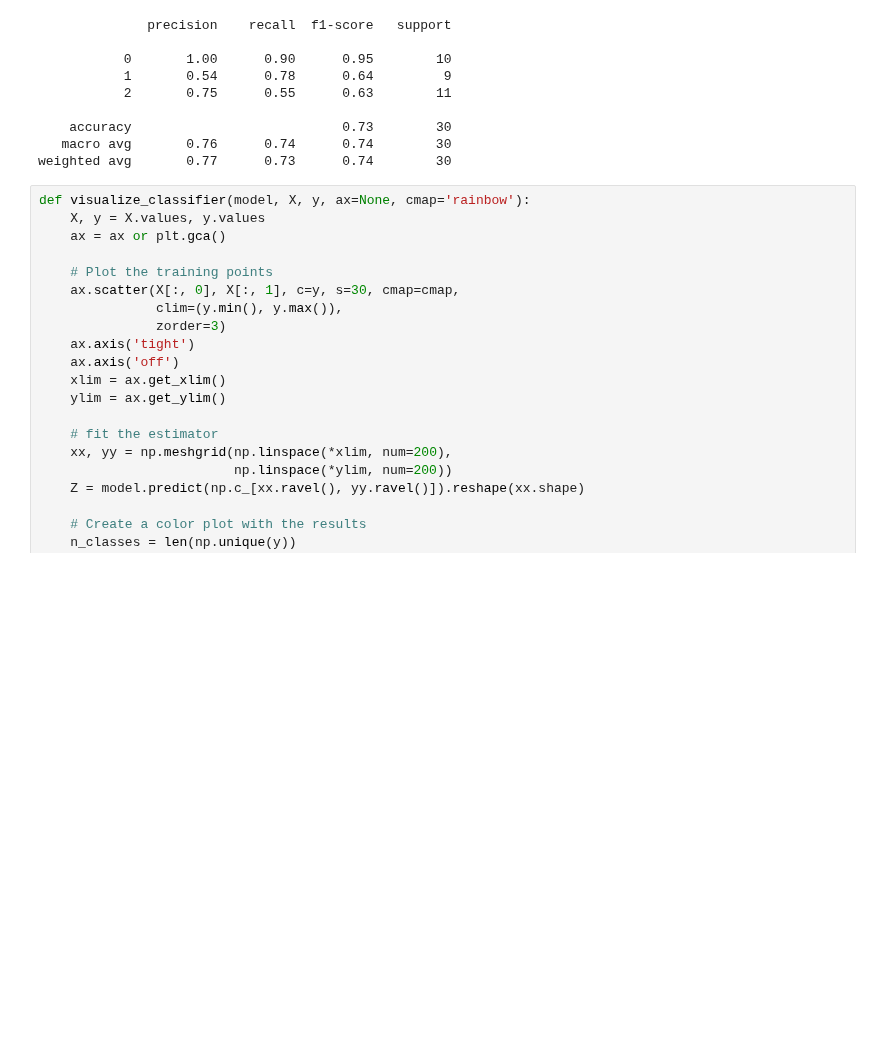
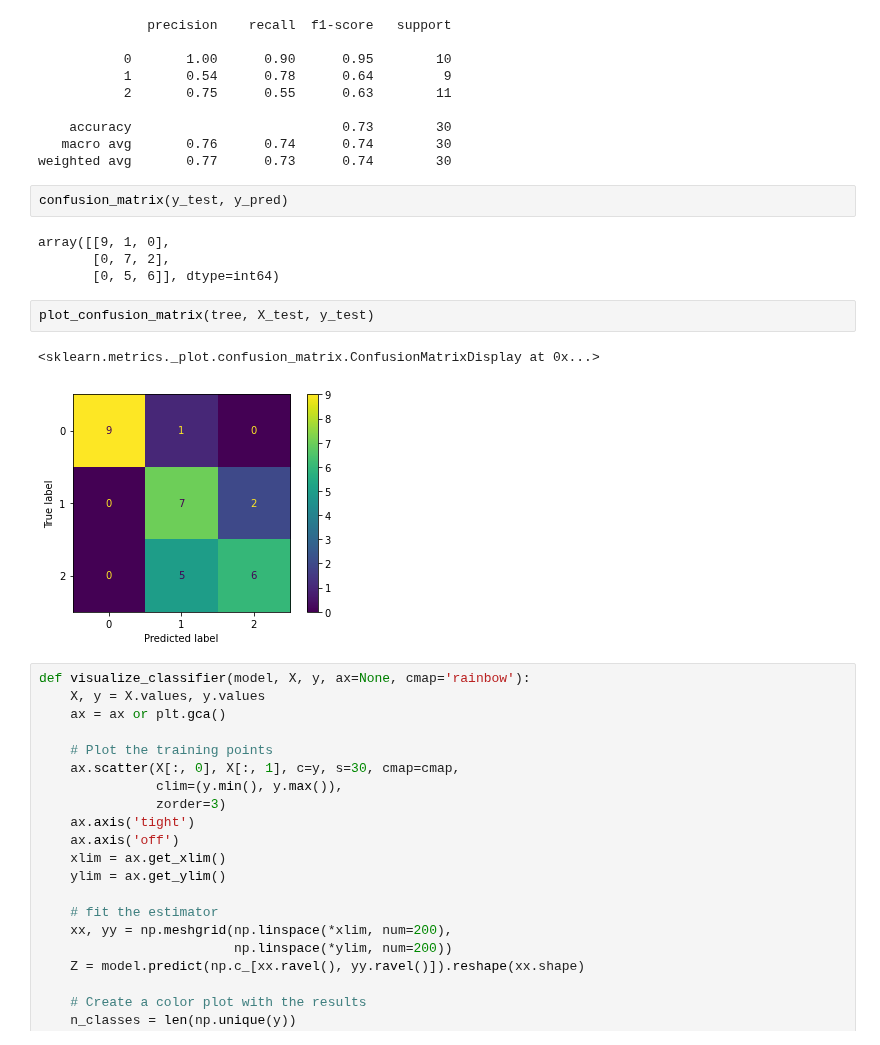
Before and after one commit to honghanhh/py40a12l2, a Jupyter notebook: lectures/lecture6/Hien_trees.ipynb, the cells around one changed output. Cells and saved outputs as stored; diff of their text form; blank space fills up the shorter version.

```diff
--- a/lectures/lecture6/Hien_trees.ipynb
+++ b/lectures/lecture6/Hien_trees.ipynb
@@ -107,6 +107,17 @@ print(classification_report(y_test, y_pred))
     accuracy                           0.73        30
    macro avg       0.76      0.74      0.74        30
 weighted avg       0.77      0.73      0.74        30
+# %%
+confusion_matrix(y_test, y_pred)
+# %% [output]
+array([[9, 1, 0],
+       [0, 7, 2],
+       [0, 5, 6]], dtype=int64)
+# %%
+plot_confusion_matrix(tree, X_test, y_test)
+# %% [output]
+<sklearn.metrics._plot.confusion_matrix.ConfusionMatrixDisplay at 0x...>
+[figure, added]
 # %%
 def visualize_classifier(model, X, y, ax=None, cmap='rainbow'):
     X, y = X.values, y.values
```
Also changed, not shown: parts of 5 cells of this notebook.
